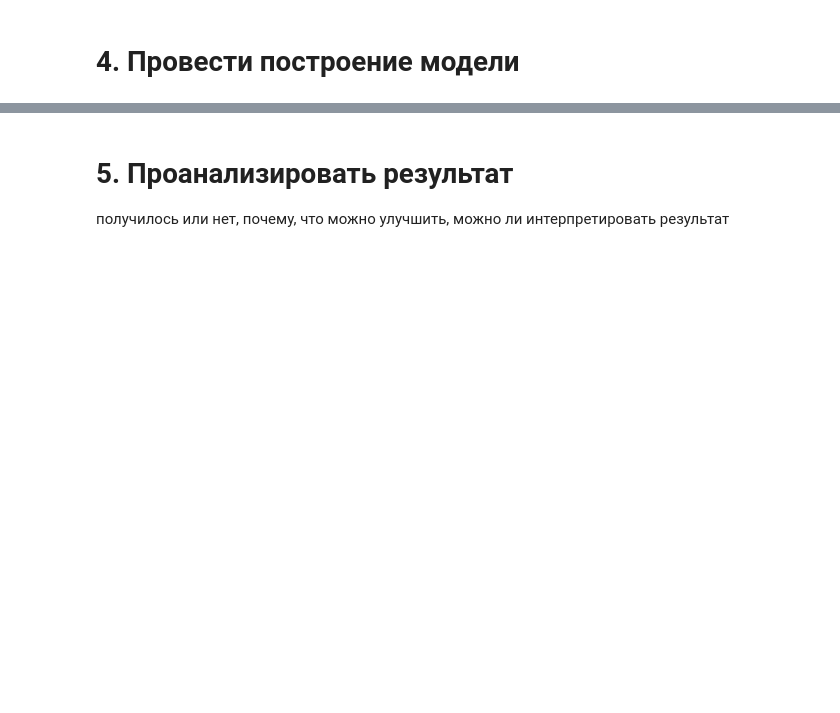
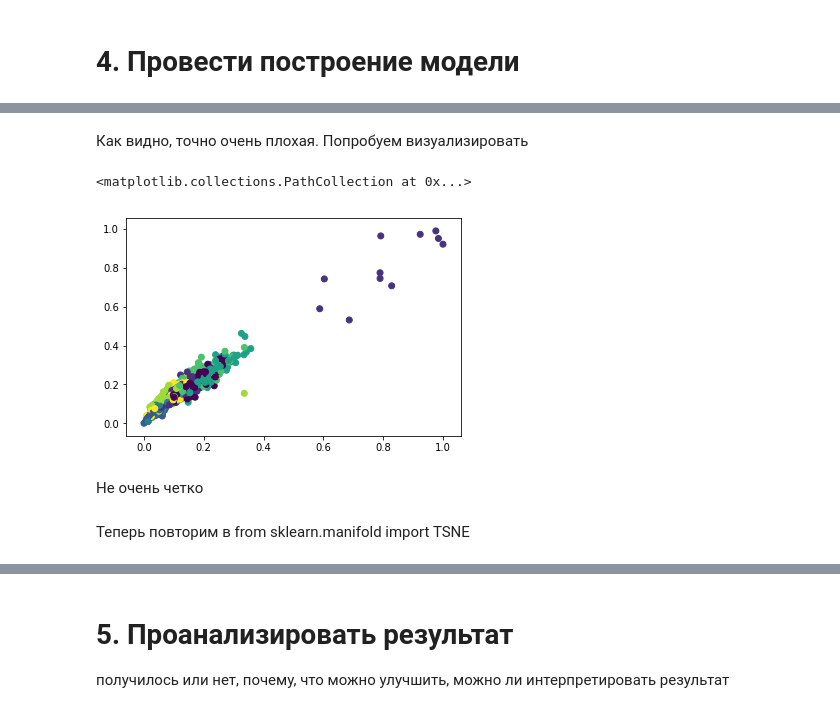
Before and after one commit to pyltsin/ipynb, a Jupyter notebook: otus/14 (dimred)/homework_dimred.ipynb, the cells around one changed output, grey strips where cells are left out. Saved outputs shown, nothing was run; the diff lists cells and outputs as text; code cells hidden in the pictures; blank space fills up the shorter version.

```diff
--- a/otus/14 (dimred)/homework_dimred.ipynb
+++ b/otus/14 (dimred)/homework_dimred.ipynb
@@ -138,0 +322,3 @@ seaborn.heatmap(corr,
+# %%
+pca = PCA(n_components=20)
+x_train_pca = pca.fit_transform(x_train)
@@ -138,0 +343,11 @@ seaborn.heatmap(corr,
+# %% [markdown]
+Как видно, точно очень плохая. Попробуем визуализировать
+# %%
+plt.scatter(x_train[:,0], x_train[:,1], c=y_train)
+# %% [output]
+<matplotlib.collections.PathCollection at 0x...>
+[figure, added]
+# %% [markdown]
+Не очень четко
+# %% [markdown]
+Теперь повторим в from sklearn.manifold import TSNE
```
Also changed, not shown: parts of 64 cells of this notebook.
